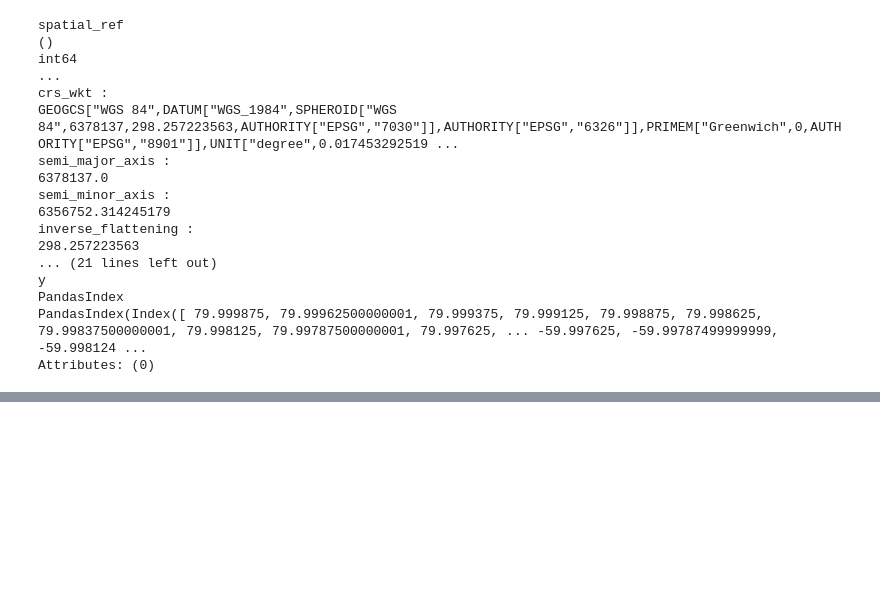
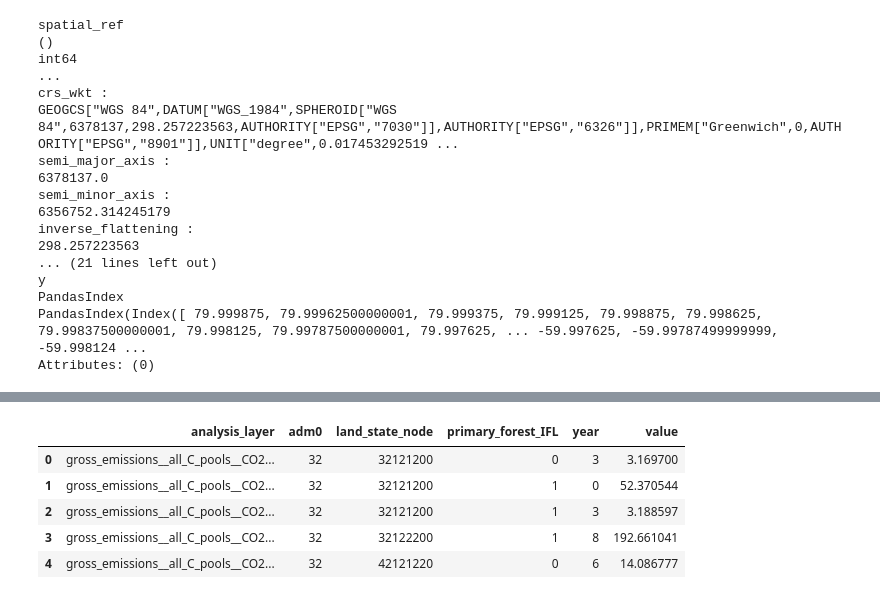
Before and after one commit to erin-glen/AFOLU_GHG_flux_model, a Jupyter notebook: src/LULUCF/scripts/zonal_statistics/LULUCF_output_zonal_stats_20251118e__pixel_area_IFL_adm0_flux_output_data_cube__rechunked_all_yrs_at_one.ipynb, the cells around one changed output, grey strips where cells are left out. Saved outputs shown, nothing was run; the diff lists cells and outputs as text; code cells hidden in the pictures; blank space fills up the shorter version.

Commit message:
Ran zonal stats on 9x4000x4000 chunks in a bunch of different variations.

```diff
--- a/src/LULUCF/scripts/zonal_statistics/LULUCF_output_zonal_stats_20251118e__pixel_area_IFL_adm0_flux_output_data_cube__rechunked_all_yrs_at_one.ipynb
+++ b/src/LULUCF/scripts/zonal_statistics/LULUCF_output_zonal_stats_20251118e__pixel_area_IFL_adm0_flux_output_data_cube__rechunked_all_yrs_at_one.ipynb
@@ -143,9 +169,9 @@ def safe_crop(ds, ref):
 # %%
 # Converts results of flox to coordinate dictionary.
 # This code came from Solomon Negusse and I haven't changed it in any substantial way.
-def convert_to_coord_dict(flux_results, interval):
+def convert_to_coord_dict(flux_results):
 
-    print(f"   Postprocessing {interval}: {timestr()}")
+    print(f"   Postprocessing: {timestr()}")
     sparse_data = flux_results.data
 
     dim_names = flux_results.dims
@@ -210,7 +236,7 @@ chunk_size = 4000  # pixels
 # run_date = "20251027"   # model run date, from s3 paths that are being read
 # chunk_size = 10000  # pixels
 
-interval_label = '2015_2016'
+interval_label = '2016'
 
 # s3 folders for model outputs being analyzed
 output_path = f"s3://gfw2-data/climate/AFOLU_flux_model/LULUCF/outputs/{model_version}/"  # Model output path, for inputs to zonal stats
@@ -237,6 +263,11 @@ pixel_area_zarr_path = "s3://gfw2-data/climate/AFOLU_flux_model/contextual_layer
 
 primary_forest_IFL_folder = "s3://gfw2-data/climate/carbon_model/ifl_primary_merged/processed/20200724/"
 primary_forest_IFL_zarr_path = "s3://gfw2-data/climate/AFOLU_flux_model/contextual_layer_global_zarr/IFL2000_tropical_primary_forest_2001/20251117/ifl_primary_forest_merged_20251117.zarr"
+
+# Spreadsheet for state_node meanings (local computer and s3 locations)
+state_node_lookup_table_local = "/mnt/c/GIS/git/AFOLU_GHG_flux_model/src/LULUCF/LULUCF_state_node_lookup_table.xlsx"
+state_node_lookup_table_s3 = "http://gfw2-data.s3.amazonaws.com/climate/AFOLU_flux_model/LULUCF/state_node_lookup_tables/LULUCF_state_node_lookup_table.xlsx"
+sheet = "v102_20251027"
 # %%
 # %%time
 
@@ -540,25 +492,36 @@ Attributes: (0)
+# %%
+# Creates dataframe of state_node codes and meanings
+state_node_df = create_state_node_df(state_node_lookup_table_local, state_node_lookup_table_s3, sheet)
+node_codes = np.array(list(state_node_df['state_nodes']), dtype=np.uint32)
+# node_codes
 # %%
 %%time
-# Trial 12: use chunks of 9x4000x4000 and analyze all years at the same time
+# Trial 12 (with subtrials): use chunks of 9x4000x4000 and analyze all years at the same time, three contextual layers (primary forest, adm0, state nodes)
+# With assistance from https://chatgpt.com/g/g-vK4oPfjfp-coding-assistant/c/691dcb1c-ab60-800a-8fb6-0c7994da80fa, particularly in terms of getting alignment between the flux cube and contextual layers
+
+selected_vars = ["gross_emissions__all_C_pools__CO2_only__MgCO2",
+                 "gross_emissions__all_C_pools__non_CO2_only__MgCO2e",
+                 "gross_emissions__all_C_pools__all_gases__MgCO2e",
+                 "gross_removals__all_C_pools__MgCO2",
+                 "net_flux__all_C_pools__CO2_only__MgCO2",
+                 "carbon_density__non_soil__MgC"
+                ]
+
+ds_all_global_selected_vars = ds_all_global[selected_vars]
+ds_all_global_selected_vars
 
 print("Rounding coordinates")
-# Fix floating-point precision issues
-def round_coords(ds, decimals=5):
-    ds = ds.assign_coords({
-        'x': np.round(ds.coords['x'].values, decimals),
-        'y': np.round(ds.coords['y'].values, decimals)
-    })
-    return ds
-
 reference = round_coords(pixel_area_xr["pixel_area"])
 ds_all_global_selected_vars = round_coords(ds_all_global_selected_vars)
 adm0_xr = round_coords(adm0_xr)
 primary_forest_IFL_xr = round_coords(primary_forest_IFL_xr)
+land_state_node = round_coords(ds_all_global["land_state_node"])
 
 print("Cropping")
-pixel_area_aligned          = reference
-adm0_aligned                = safe_crop(adm0_xr, reference)
-primary_forest_IFL_aligned  = safe_crop(primary_forest_IFL_xr, reference)
+pixel_area_aligned                       = reference
+adm0_aligned                             = safe_crop(adm0_xr, reference)
+primary_forest_IFL_aligned               = safe_crop(primary_forest_IFL_xr, reference)
+land_state_node_aligned                  = safe_crop(land_state_node, reference)
 ds_all_global_selected_vars_aligned      = safe_crop(ds_all_global_selected_vars, reference)
 
 print("Creating flux cube")
@@ -568,7 +531,6 @@ selected_datasets = list(ds_all_global_selected_vars_aligned.data_vars)
 # Expand pixel_area to match shape of flux variables
 pixel_area_expanded = pixel_area_aligned.expand_dims(year=ds_all_global_selected_vars_aligned.year)
 
-
 # Use the exact same x/y coordinates for both
 x_coords = reference.coords['x']
 y_coords = reference.coords['y']
@@ -576,7 +538,6 @@ y_coords = reference.coords['y']
 # Replace coords in both sources
 # pixel_area_expanded = pixel_area_expanded.assign_coords(x=x_coords, y=y_coords)
 ds_all_global_selected_vars_aligned = ds_all_global_selected_vars_aligned.assign_coords(x=x_coords, y=y_coords)
-
 
 # Multiply each flux var by pixel_area
 flux_layers = []
@@ -594,7 +555,13 @@ flux_cube = flux_cube.assign_coords(
 flux_cube = round_coords(flux_cube)
 
 # Define bounding box
-west, south, east, north = -64, -22, -60, -18
+# west, south, east, north = -64, -22, -60, -18  # 4x4 deg
+# west, south, east, north = -70, -28, -60, -18  # 10x10 deg
+# west, south, east, north = -70, -30, -55, -15  # 15x15 deg
+west, south, east, north = -70, -30, -40, 0    # 30x30 deg
+# west, south, east, north = -70, -30, -10, 10   # 40x40 deg
+# west, south, east, north = -70, -30, -10, 30   # 60x60 deg
+# west, south, east, north = -70, -30, 10, 50    # 80x80 deg
 
 # Subset the flux cube by x/y coordinates
 flux_cube_subset = flux_cube.sel(
@@ -603,43 +570,36 @@ flux_cube_subset = flux_cube.sel(
 )
 adm0_aligned_subset = adm0_aligned.sel(x=slice(west, east), y=slice(north, south))
 primary_forest_IFL_aligned_subset = primary_forest_IFL_aligned.sel(x=slice(west, east), y=slice(north, south))
+land_state_node_aligned_subset = land_state_node_aligned.sel(x=slice(west, east), y=slice(north, south))
 pixel_area_expanded_subset = pixel_area_expanded.sel(x=slice(west, east), y=slice(north, south))
-
-
-# print("Flux cube x range:", flux_cube.coords['x'].values.min(), flux_cube.coords['x'].values.max(), "len:", len(flux_cube.coords['x']))
-# print("Pixel area x range:", pixel_area_expanded.coords['x'].values.min(), pixel_area_expanded.coords['x'].values.max(), "len:", len(pixel_area_expanded.coords['x']))
-# print("ADM0 x range:", adm0_aligned["adm0"].coords['x'].values.min(), adm0_aligned["adm0"].coords['x'].values.max(), "len:", len(adm0_aligned["adm0"].coords['x']))
-# print("IFL x range:", primary_forest_IFL_aligned["primary_forest_IFL"].coords['x'].values.min(), primary_forest_IFL_aligned["primary_forest_IFL"].coords['x'].values.max(), "len:", len(primary_forest_IFL_aligned["primary_forest_IFL"].coords['x']))
 
 print("Flux cube x range:", flux_cube_subset.coords['x'].values.min(), flux_cube_subset.coords['x'].values.max(), "len:", len(flux_cube_subset.coords['x']))
 print("Pixel area x range:", pixel_area_expanded_subset.coords['x'].values.min(), pixel_area_expanded_subset.coords['x'].values.max(), "len:", len(pixel_area_expanded_subset.coords['x']))
 print("ADM0 x range:", adm0_aligned_subset["adm0"].coords['x'].values.min(), adm0_aligned_subset["adm0"].coords['x'].values.max(), "len:", len(adm0_aligned_subset["adm0"].coords['x']))
+print("land_state_node x range:", land_state_node_aligned_subset.coords['x'].values.min(), land_state_node_aligned_subset.coords['x'].values.max(), "len:", len(land_state_node_aligned_subset.coords['x']))
 print("IFL x range:", primary_forest_IFL_aligned_subset["primary_forest_IFL"].coords['x'].values.min(), primary_forest_IFL_aligned_subset["primary_forest_IFL"].coords['x'].values.max(), "len:", len(primary_forest_IFL_aligned_subset["primary_forest_IFL"].coords['x']))
-
-# cube_mean = flux_cube_subset.mean().compute()
-# print(cube_mean)
 
 # Final alignment
 print("Aligning")
-# flux_cube, pixel_area_expanded, adm0_aligned, primary_forest_IFL_aligned = xr.align(
-#     flux_cube, pixel_area_expanded, adm0_aligned["adm0"], primary_forest_IFL_aligned["primary_forest_IFL"], join="override"
-# )
-flux_cube_subset, pixel_area_expanded_subset, adm0_aligned_subset, primary_forest_IFL_aligned_subset = xr.align(
-    flux_cube_subset, pixel_area_expanded_subset, adm0_aligned_subset["adm0"], primary_forest_IFL_aligned_subset["primary_forest_IFL"], join="override"
+flux_cube_subset, pixel_area_expanded_subset, adm0_aligned_subset, primary_forest_IFL_aligned_subset, land_state_node_aligned_subset = xr.align(
+    flux_cube_subset, pixel_area_expanded_subset, adm0_aligned_subset["adm0"], primary_forest_IFL_aligned_subset["primary_forest_IFL"], land_state_node_aligned_subset, join="override"
 )
+
+flux_cube_subset = flux_cube_subset.persist()
 
 print("Computing")
 results = xarray_reduce(
-    # flux_cube,
     flux_cube_subset,
-    # *(adm0_aligned, primary_forest_IFL_aligned),
-    *(adm0_aligned_subset, primary_forest_IFL_aligned_subset),
+    *(adm0_aligned_subset, land_state_node_aligned_subset, primary_forest_IFL_aligned_subset, flux_cube_subset["year"]),
     func='sum',
-    expected_groups=(gadm_adm0_ids, primary_forest_IFL_codes, ),
+    expected_groups=(gadm_adm0_ids, node_codes, primary_forest_IFL_codes, list(range(9))),
     group_dims=["year"],
     reindex=ReindexStrategy(blockwise=False, array_type=ReindexArrayType.SPARSE_COO),
     fill_value=0
 ).compute()
+coord_dict = convert_to_coord_dict(results)
+df = pd.DataFrame(coord_dict)
+df.head()
 # %% [output]
 Rounding coordinates
 Cropping
@@ -654,0 +622,6 @@ Wall time: 13.1 s
+|  | analysis_layer | adm0 | land_state_node | primary_forest_IFL | year | value |
+| 0 | gross_emissions__all_C_pools__CO2... | 32 | 32121200 | 0 | 3 | 3.169700 |
+| 1 | gross_emissions__all_C_pools__CO2... | 32 | 32121200 | 1 | 0 | 52.370544 |
+| 2 | gross_emissions__all_C_pools__CO2... | 32 | 32121200 | 1 | 3 | 3.188597 |
+| 3 | gross_emissions__all_C_pools__CO2... | 32 | 32122200 | 1 | 8 | 192.661041 |
+| 4 | gross_emissions__all_C_pools__CO2... | 32 | 42121220 | 0 | 6 | 14.086777 |
```
Also changed, not shown: parts of 16 cells of this notebook, 3 other files.
